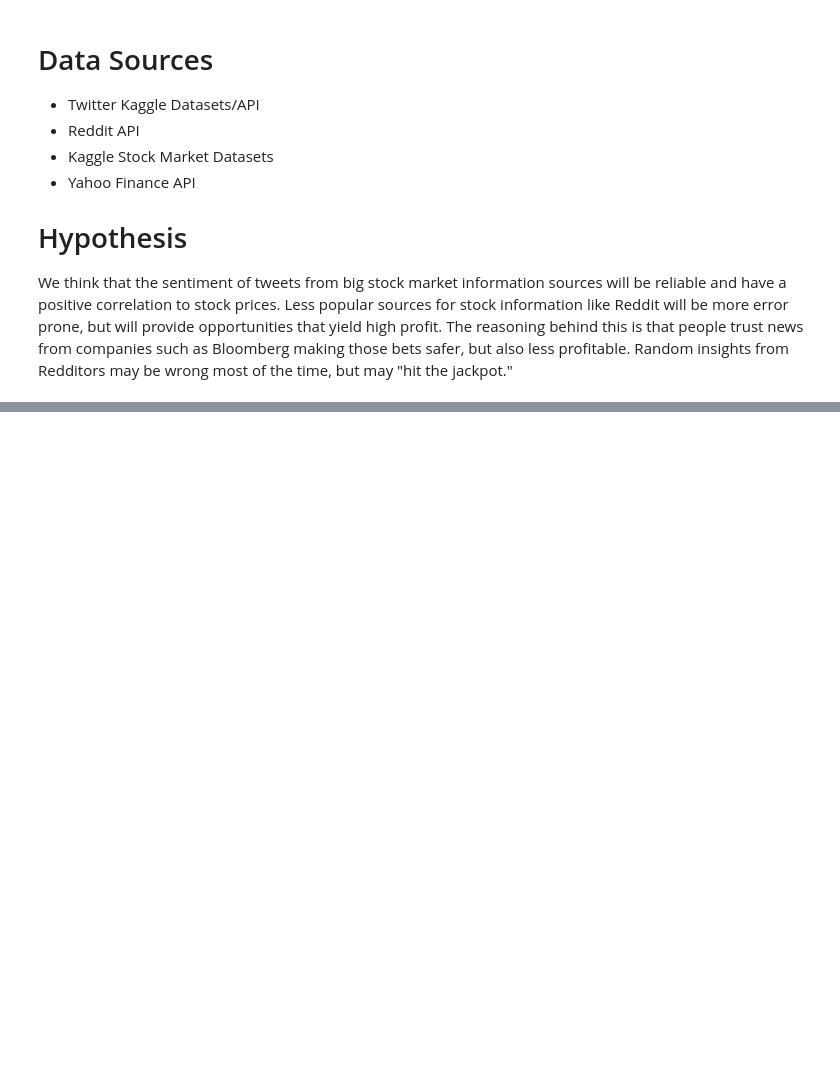
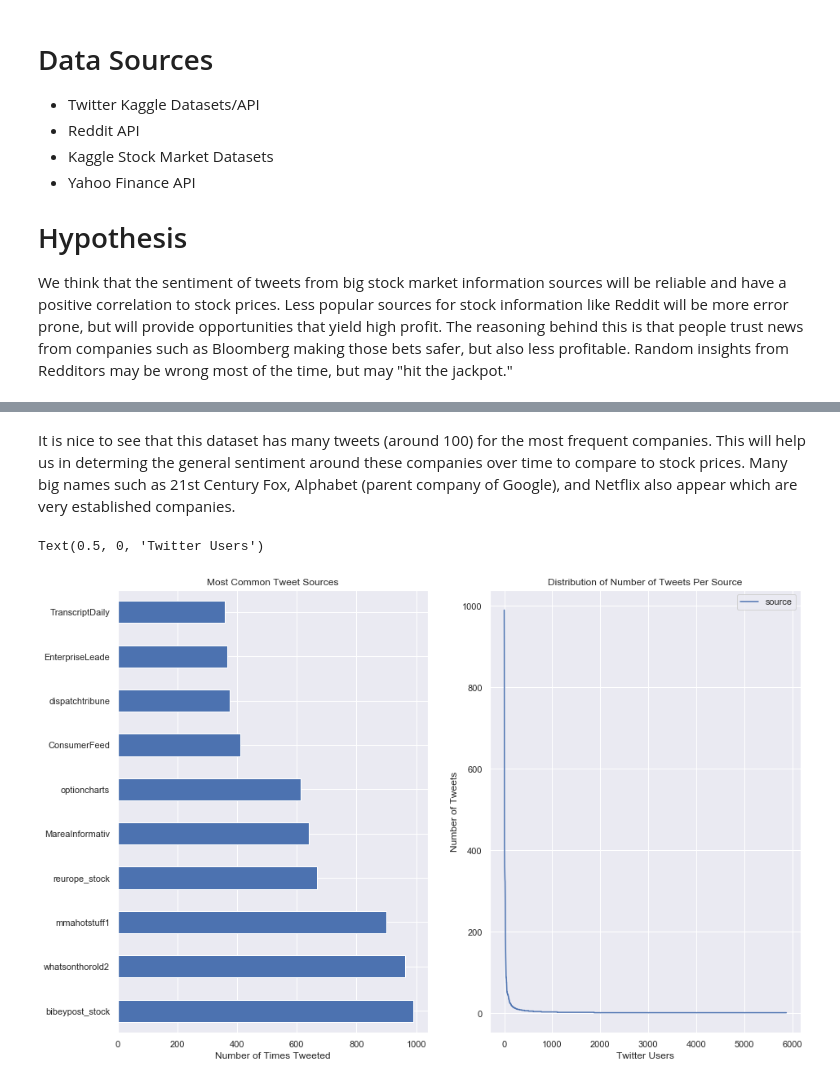
Before and after one commit to gilaniasher/sentiment-driven-market-analysis, a Jupyter notebook: results.ipynb, the cells around one changed output, grey strips where cells are left out. Saved outputs shown, nothing was run; the diff lists cells and outputs as text; code cells hidden in the pictures; blank space fills up the shorter version.

```diff
--- a/results.ipynb
+++ b/results.ipynb
@@ -33,0 +40,16 @@ Index(['id', 'text', 'timestamp', 'source', 'symbols', 'company_names', 'url',
+# %% [markdown]
+It is nice to see that this dataset has many tweets (around 100) for the most frequent companies. This will help us in determing the general sentiment around these companies over time to compare to stock prices. Many big names such as 21st Century Fox, Alphabet (parent company of Google), and Netflix also appear which are very established companies.
+# %%
+fig, (ax1, ax2) = plt.subplots(1, 2)
+
+tweet_df.source.value_counts().head(10).plot.barh(ax=ax1, figsize=(15, 10))
+ax1.set_title('Most Common Tweet Sources')
+ax1.set_xlabel('Number of Times Tweeted')
+
+tweet_df.source.value_counts().reset_index().plot(ax=ax2)
+ax2.set_title('Distribution of Number of Tweets Per Source')
+ax2.set_ylabel('Number of Tweets')
+ax2.set_xlabel('Twitter Users')
+# %% [output]
+Text(0.5, 0, 'Twitter Users')
+[figure, added]
```
Also changed, not shown: parts of 12 cells of this notebook.
